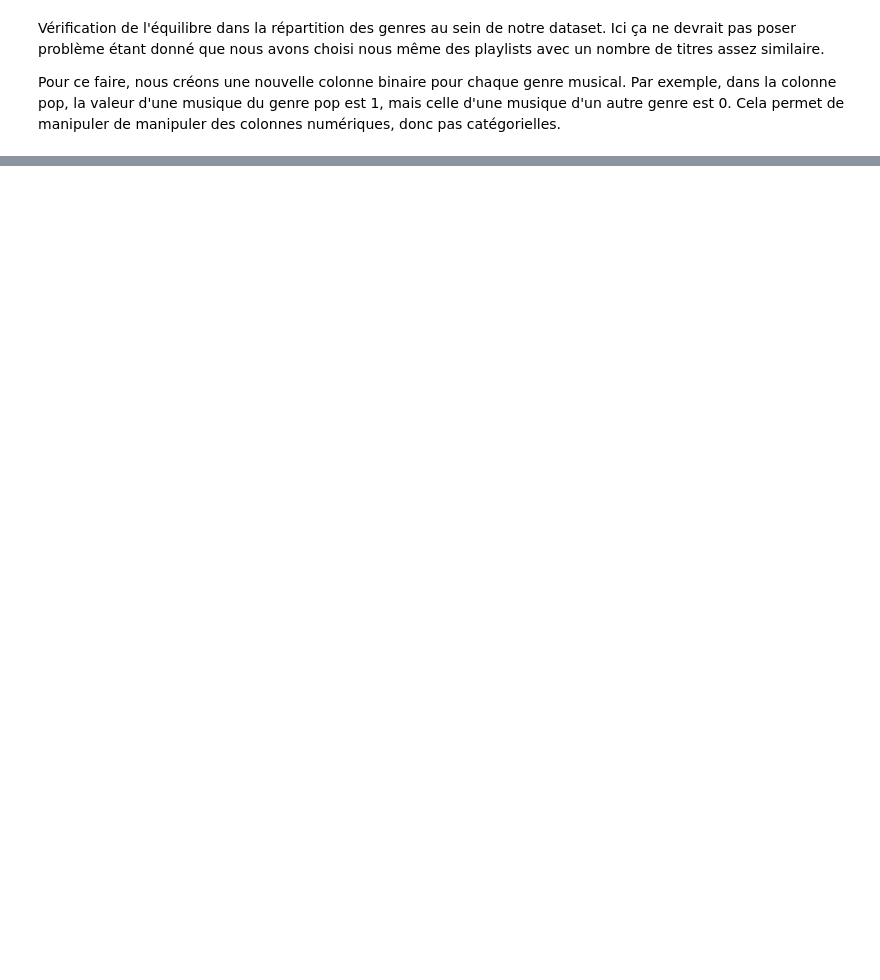
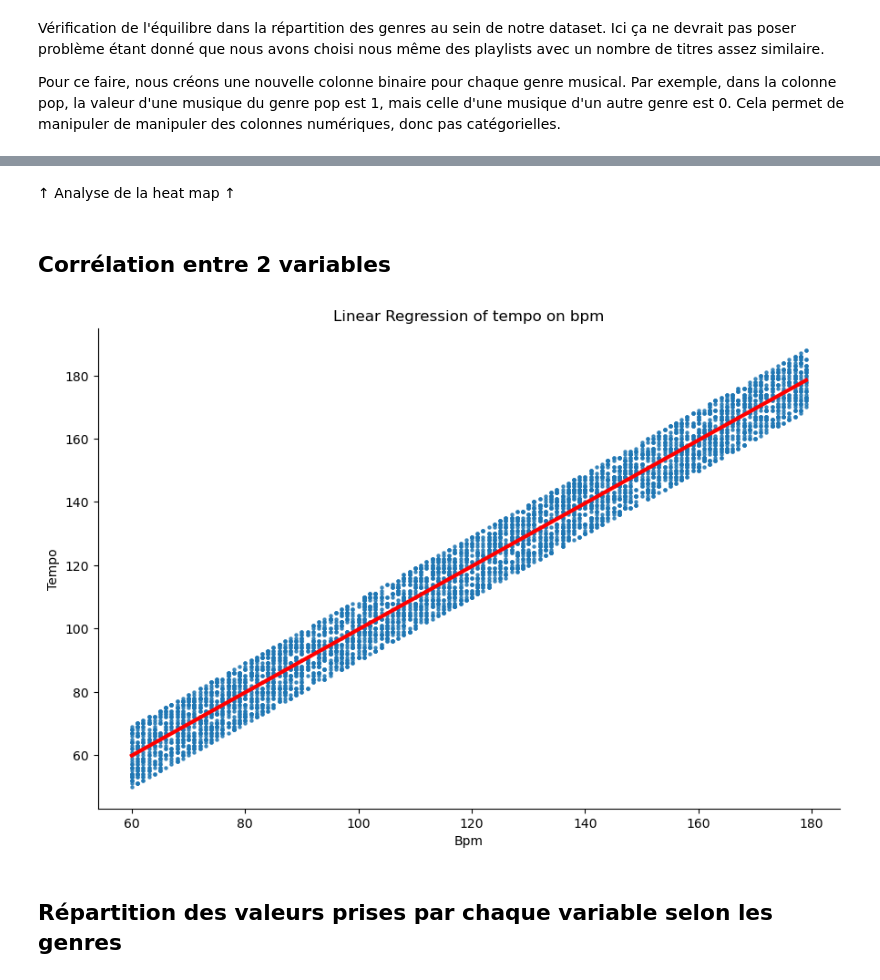
Before and after one commit to moranenzo/PY-Feeling-Detection-in-Music, a Jupyter notebook: src/data-visualization.ipynb, the cells around one changed output, grey strips where cells are left out. Drawn from its saved outputs; the diff is of its cells as text; code cells hidden in the pictures; blank space fills up the shorter version.

```diff
--- a/src/data-visualization.ipynb
+++ b/src/data-visualization.ipynb
@@ -101,0 +160,38 @@ plot_correlation_matrix(Dataset_Genres_bis, final_genre_list)
+# %% [markdown]
+↑ Analyse de la heat map ↑
+# %% [markdown]
+## Corrélation entre 2 variables
+# %%
+#import seaborn as sns
+#import matplotlib.pyplot as plt
+
+def plot_linear_regression(dataset, var1, var2):
+    """
+    Affiche un graphique de régression linéaire entre deux variables du dataset.
+
+    Args:
+        dataset (DataFrame): Le DataFrame contenant les données.
+        var1 (str): Le nom de la première variable pour l'axe des X.
+        var2 (str): Le nom de la deuxième variable pour l'axe des Y.
+    """
+    # Filtrer les données pour enlever les valeurs manquantes
+    dataset_clean = dataset.dropna(subset=[var1, var2])
+
+    # Créer le graphique de régression linéaire
+    sns.lmplot(x=var1, y=var2, data=dataset_clean, height=6, aspect=1.5,
+               line_kws={'color': 'red', 'linewidth': 3}, scatter_kws={'s': 5})
+
+    # Ajouter des titres et des labels
+    plt.title(f'Linear Regression of {var2} on {var1}')
+    plt.xlabel(var1.capitalize())
+    plt.ylabel(var2.capitalize())
+
+    # Afficher le graphique
+    plt.show()
+
+# Application à notre dataset :
+plot_linear_regression(Dataset_Genres_bis, 'bpm', 'tempo')
+# %% [output]
+[figure, added]
+# %% [markdown]
+## Répartition des valeurs prises par chaque variable selon les genres
```
Also changed, not shown: parts of 9 cells of this notebook.
